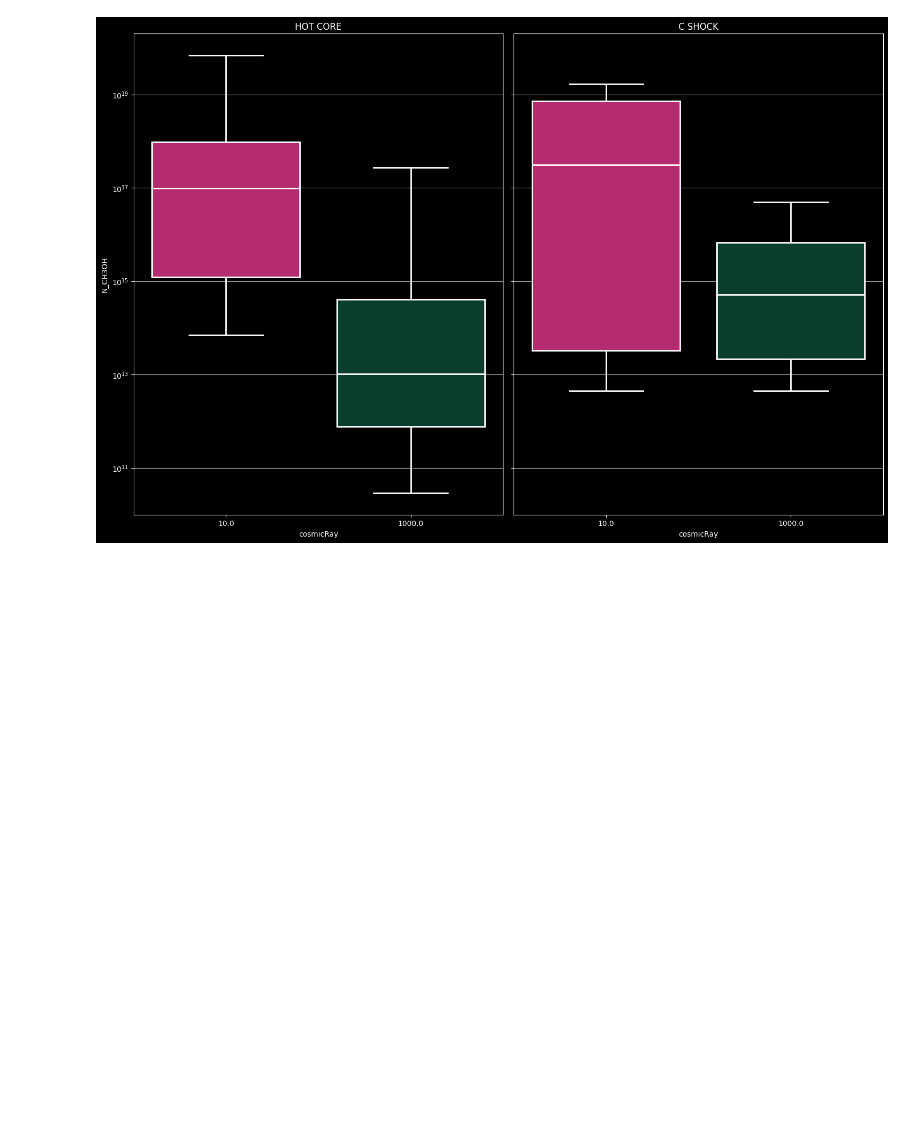
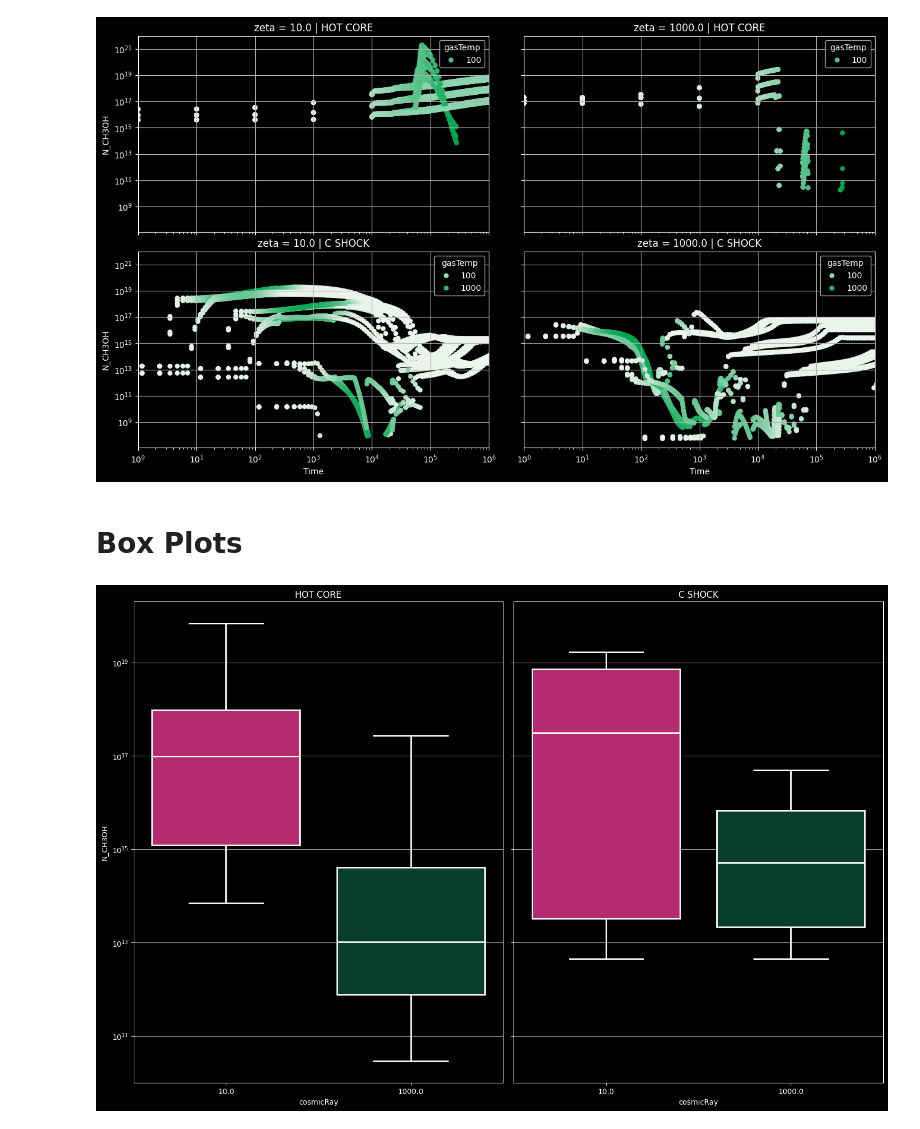
Before and after one commit to georgina-sampson/LEAPS-2024, a Jupyter notebook: CH3OH/plots.ipynb, the cells around one changed output. Drawn from its saved outputs; the diff is of its cells as text; code cells hidden in the pictures; blank space fills up the shorter version.

```diff
--- a/CH3OH/plots.ipynb
+++ b/CH3OH/plots.ipynb
@@ -18,12 +19,14 @@ styleDict={'axes.facecolor': '#000000',
 }
 sns.set_style(rc=styleDict)
 # %%
-hcdf=pl.boxplotDF(pl.buildDataframe(constants.HOTCORE, constants.folder, constants.physical, constants.species, singleDf=True),
-                  constants.species, constants.physical, constants.HOTCORE)
-shdf=pl.boxplotDF(pl.buildDataframe(constants.SHOCK, constants.folder, constants.physical, constants.species, singleDf=True),
-                  constants.species, constants.physical, constants.SHOCK)
+dfhc=pl.buildDataframe(constants.HOTCORE, constants.folder, constants.physical, constants.species, singleDf=True)
+dfsh=pl.buildDataframe(constants.SHOCK, constants.folder, constants.physical, constants.species, singleDf=True)
+
+hcdf=pl.boxplotDF(dfhc, constants.species, constants.physical, constants.HOTCORE)
+shdf=pl.boxplotDF(dfsh, constants.species, constants.physical, constants.SHOCK)
 # %%
-dfDic={constants.HOTCORE: hcdf, constants.SHOCK: shdf}
+dfDic={constants.HOTCORE: dfhc, constants.SHOCK: dfsh}
+dfDicBox={constants.HOTCORE: hcdf, constants.SHOCK: shdf}
 
 propColor={
     constants.COSMICRAY: ['#cc1470','#004733'],
@@ -45,6 +48,26 @@ propOrder={
     constants.INTERSTELLARRAD: [ '3.0', '1000.0'],
     constants.IDENS: ['1000.0', '10000.0', '100000.0']}
     }
+# %%
+fig, axs = plt.subplots(2,2, figsize=(16,9), sharey=True, sharex=True)
+fig.subplots_adjust(wspace=0.1, hspace=0.1)
+
+for tipo, df in dfDic.items():
+    i = 0 if tipo == constants.HOTCORE else 1
+    for j, zeta in enumerate([10.0,1000.0]):
+        ax=axs[i][j]
+        sns.scatterplot(data=df[df['zeta']==zeta], x='Time', y='N_CH3OH',
+                        hue='gasTemp', palette=sns.light_palette('#00A550', as_cmap=True),
+                        hue_norm=colors.LogNorm(vmin=df['gasTemp'].min(), vmax=df['gasTemp'].max()),
+                        linewidth=0, ax=ax)
+        ax.set_xscale('log')
+        ax.set_yscale('log')
+        ax.set_xbound(1e0,1e6)
+        ax.set_title(f"zeta = {zeta} | {tipo.upper()}")
+# %% [output]
+[figure, added]
+# %% [markdown]
+# Box Plots
 # %%
 for enfasis in [constants.COSMICRAY, constants.INTERSTELLARRAD]:
     fig, axs = plt.subplots(1,2, figsize=(15,10), layout='tight', sharey=True)
```
Also changed, not shown: parts of 3 cells of this notebook.
